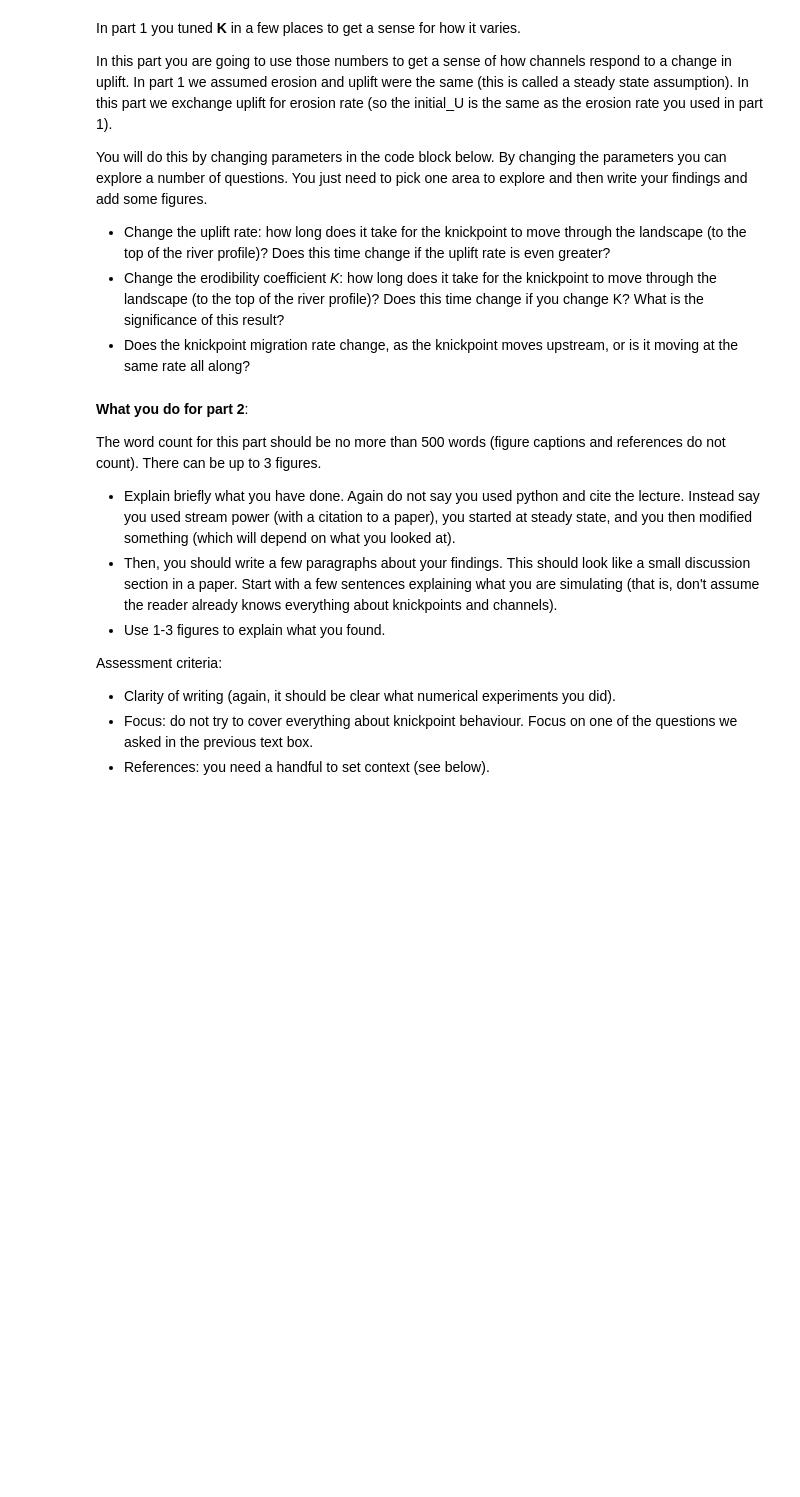
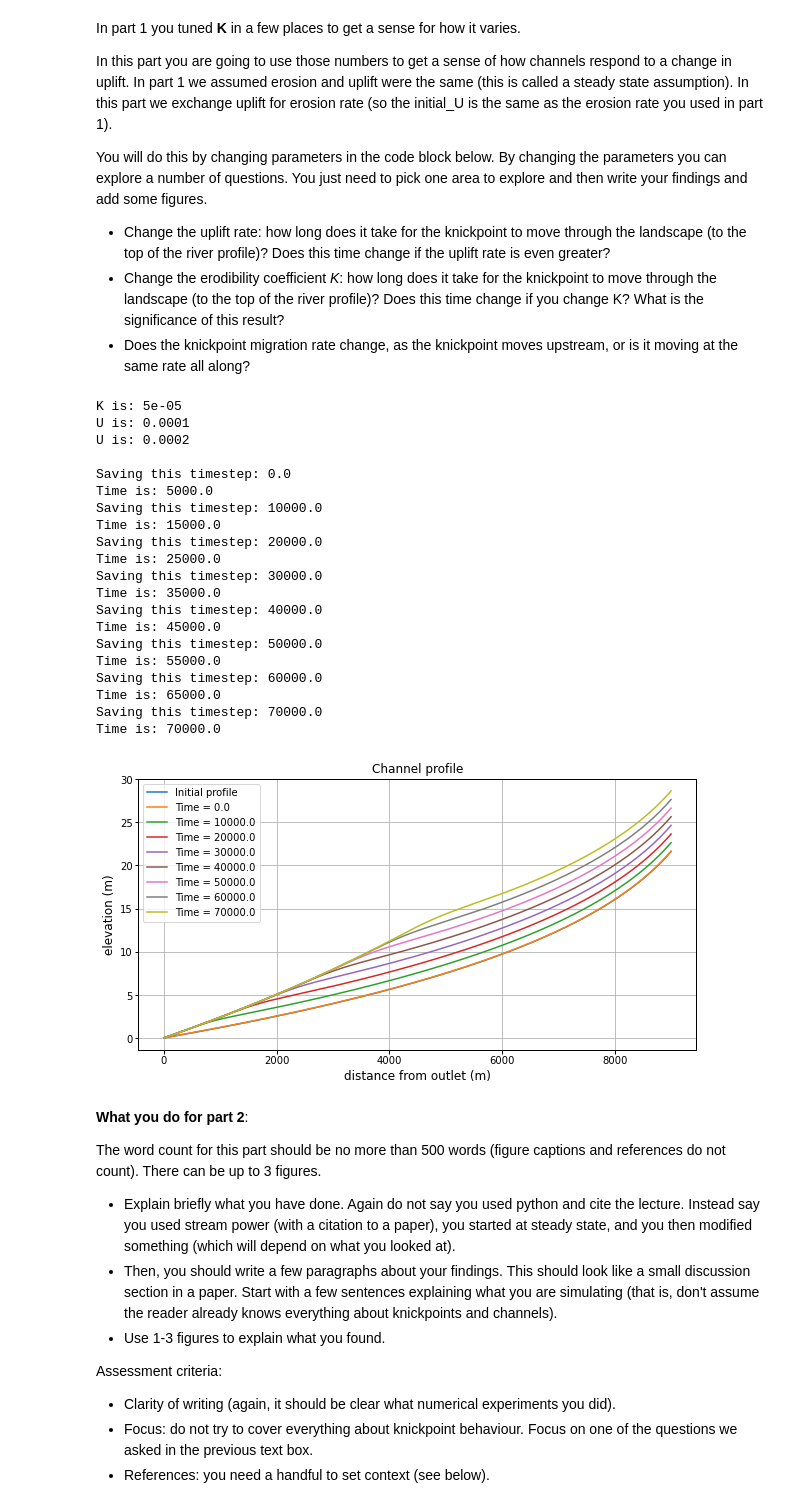
Before and after one commit to simon-m-mudd/smm_teaching_notebooks, a Jupyter notebook: Channel_incision/Eroding_landscapes_Assessment_2021.ipynb, the cells around one changed output. Drawn from its saved outputs; the diff is of its cells as text; code cells hidden in the pictures; blank space fills up the shorter version.

```diff
--- a/Channel_incision/Eroding_landscapes_Assessment_2021.ipynb
+++ b/Channel_incision/Eroding_landscapes_Assessment_2021.ipynb
@@ -111,39 +123,61 @@ initial_U = 0.0001
 this_K = 0.00005
 
 ## Change the uplift rate
-new_U = 0.0005
+new_U = 0.0002
 
 ## These controls
 print_every_this_many_years = 10000
 last_year_your_print_a_profile = 70000
 
 ## We will talk about this a bit in the practical in week 3: chi plots make it easier to see the knickpoint but
 ## harder to understand conceptually. Unless you have read and understand lesson_06 keep this False
 do_you_want_to_plot_in_chi_space = False  # True or False
 
 
 ## !!!!!!!!!!!!!!!!!!!!!!!!!!!!!!
 ## DO NOT CHANGE ANYTHING BELOW THIS LINE
 ## !!!!!!!!!!!!!!!!!!!!!!!!!!!!!!
 
 # create a channel
 chan = ct.channeltoy(spacing=50, U = initial_U, K = 0.00005, n=1, m= 0.45,maximum_x = basin_length-999, X_0 = basin_length)
 initial_elevation = chan.solve_steady_state_elevation()
 
 # change the uplift rate
 chan.set_U_values(U = new_U)
 
 # Run the transient simulation. You can use the start and end time to
 times, elevations = chan.transient_simulation(base_level = 0, dt = 200,
                                               start_time = 0, end_time = last_year_your_print_a_profile+1,
                                               print_interval = print_every_this_many_years)
 
 # Make a plot of the elevations
 # If you set use_chi=True then you get the chi profiles.
 chan.plot_transient_channel(times = times,
                             elevations = elevations,
                             initial_elevation = initial_elevation,
                             show_figure=True,print_to_file=False,use_chi = do_you_want_to_plot_in_chi_space)
+# %% [output]
+K is: 5e-05
+U is: 0.0001
+U is: 0.0002
+
+Saving this timestep: 0.0
+Time is: 5000.0
+Saving this timestep: 10000.0
+Time is: 15000.0
+Saving this timestep: 20000.0
+Time is: 25000.0
+Saving this timestep: 30000.0
+Time is: 35000.0
+Saving this timestep: 40000.0
+Time is: 45000.0
+Saving this timestep: 50000.0
+Time is: 55000.0
+Saving this timestep: 60000.0
+Time is: 65000.0
+Saving this timestep: 70000.0
+Time is: 70000.0
+[figure, added]
 # %% [markdown]
 **What you do for part 2**:
 
```
Also changed, not shown: parts of 2 cells of this notebook, 1 other file.
